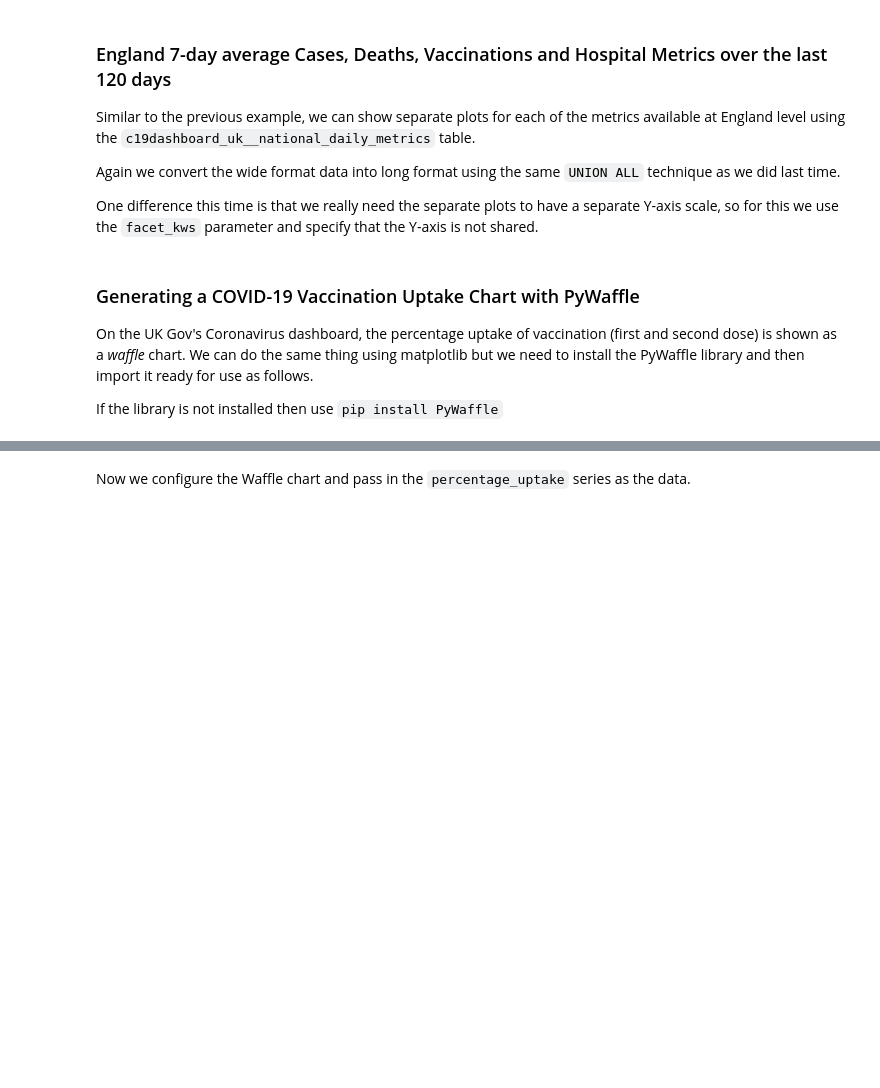
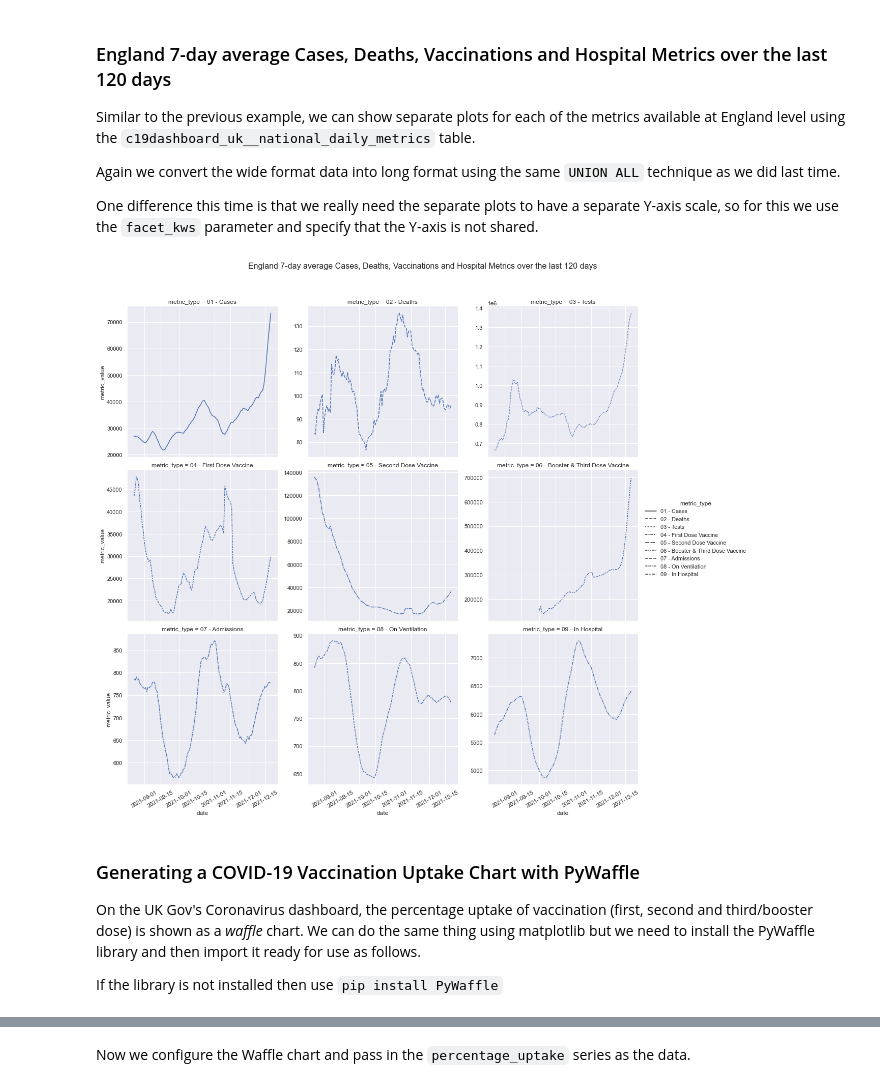
Before and after one commit to happyadam73/c19-notebooks, a Jupyter notebook: COVID 19 Data Viz using Sqlite - Part 3 - Visualise the Data.ipynb, the cells around one changed output, grey strips where cells are left out. Saved outputs shown, nothing was run; the diff lists cells and outputs as text; code cells hidden in the pictures; blank space fills up the shorter version.

Commit message:
Booster dose added to national metrics

```diff
--- a/COVID 19 Data Viz using Sqlite - Part 3 - Visualise the Data.ipynb
+++ b/COVID 19 Data Viz using Sqlite - Part 3 - Visualise the Data.ipynb
@@ -460,6 +486,7 @@ df = pd.read_sql(
             new_tests_by_publish_date,
             new_people_vaccinated_first_dose_by_publish_date,
             new_people_vaccinated_second_dose_by_publish_date,
+            new_people_vaccinated_third_injection_by_publish_date,
             ROW_NUMBER() OVER (ORDER BY date DESC) AS num_days_ago
         FROM
             c19dashboard_uk__national_daily_metrics
@@ -476,6 +503,7 @@ df = pd.read_sql(
             AVG(new_tests_by_publish_date) OVER (ORDER BY date ROWS BETWEEN 6 PRECEDING AND CURRENT ROW) AS tests_7d_avg,
             AVG(new_people_vaccinated_first_dose_by_publish_date) OVER (ORDER BY date ROWS BETWEEN 6 PRECEDING AND CURRENT ROW) AS first_dose_7d_avg,
             AVG(new_people_vaccinated_second_dose_by_publish_date) OVER (ORDER BY date ROWS BETWEEN 6 PRECEDING AND CURRENT ROW) AS second_dose_7d_avg,
+            AVG(new_people_vaccinated_third_injection_by_publish_date) OVER (ORDER BY date ROWS BETWEEN 6 PRECEDING AND CURRENT ROW) AS third_dose_7d_avg,
             ROW_NUMBER() OVER (ORDER BY date DESC) AS num_days_ago
         FROM
             england_metrics
@@ -486,51 +514,57 @@ df = pd.read_sql(
             SELECT date, num_days_ago, deaths_7d_avg AS metric_value, '02 - Deaths' AS metric_type
             FROM england_metrics_7d_avg
                 UNION ALL
-            SELECT date, num_days_ago, first_dose_7d_avg AS metric_value, '03 - First Dose Vaccine' AS metric_type
+            SELECT date, num_days_ago, tests_7d_avg AS metric_value, '03 - Tests' AS metric_type
             FROM england_metrics_7d_avg
                 UNION ALL
-            SELECT date, num_days_ago, second_dose_7d_avg AS metric_value, '04 - Second Dose Vaccine' AS metric_type
+            SELECT date, num_days_ago, first_dose_7d_avg AS metric_value, '04 - First Dose Vaccine' AS metric_type
             FROM england_metrics_7d_avg
                 UNION ALL
-            SELECT date, num_days_ago, admissions_7d_avg AS metric_value, '05 - Admissions' AS metric_type
+            SELECT date, num_days_ago, second_dose_7d_avg AS metric_value, '05 - Second Dose Vaccine' AS metric_type
             FROM england_metrics_7d_avg
                 UNION ALL
-            SELECT date, num_days_ago, on_ventilators_7d_avg AS metric_value, '06 - On Ventilation' AS metric_type
+            SELECT date, num_days_ago, third_dose_7d_avg AS metric_value, '06 - Booster & Third Dose Vaccine' AS metric_type
             FROM england_metrics_7d_avg
                 UNION ALL
-            SELECT date, num_days_ago, in_hospital_7d_avg AS metric_value, '07 - In Hospital' AS metric_type
+            SELECT date, num_days_ago, admissions_7d_avg AS metric_value, '07 - Admissions' AS metric_type
             FROM england_metrics_7d_avg
                 UNION ALL
-            SELECT date, num_days_ago, tests_7d_avg AS metric_value, '08 - Tests' AS metric_type
+            SELECT date, num_days_ago, on_ventilators_7d_avg AS metric_value, '08 - On Ventilation' AS metric_type
             FROM england_metrics_7d_avg
+                UNION ALL
+            SELECT date, num_days_ago, in_hospital_7d_avg AS metric_value, '09 - In Hospital' AS metric_type
+            FROM england_metrics_7d_avg
+
     )
     SELECT
         date,
         metric_value,
         metric_type
     FROM england_metrics_pivot
     WHERE num_days_ago <= 120
     ORDER BY
         metric_type,
         date
     """,
     conn
 )
 
 g = sns.relplot(
     data=df, x="date", y="metric_value",
-    col="metric_type", style="metric_type", kind="line", palette="Set1", col_wrap=4,
+    col="metric_type", style="metric_type", kind="line", palette="Set1", col_wrap=3,
     facet_kws={'sharey': False, 'sharex': True}
 )
 g.fig.suptitle('England 7-day average Cases, Deaths, Vaccinations and Hospital Metrics over the last 120 days', fontsize=16)
 g.fig.subplots_adjust(top=0.9);
 
 # rotate x labels so they're legible
 tx = g.set_xticklabels(rotation=30)
+# %% [output]
+[figure, added]
 # %% [markdown]
 ### Generating a COVID-19 Vaccination Uptake Chart with PyWaffle
 
-On the UK Gov's Coronavirus dashboard, the percentage uptake of vaccination (first and second dose) is shown as a *waffle* chart.  We can do the same thing using matplotlib but we need to install the PyWaffle library and then import it ready for use as follows.
+On the UK Gov's Coronavirus dashboard, the percentage uptake of vaccination (first, second and third/booster dose) is shown as a *waffle* chart.  We can do the same thing using matplotlib but we need to install the PyWaffle library and then import it ready for use as follows.
 
 If the library is not installed then use `pip install PyWaffle`
 # %%
```
Also changed, not shown: parts of 16 cells of this notebook, 2 other files.
